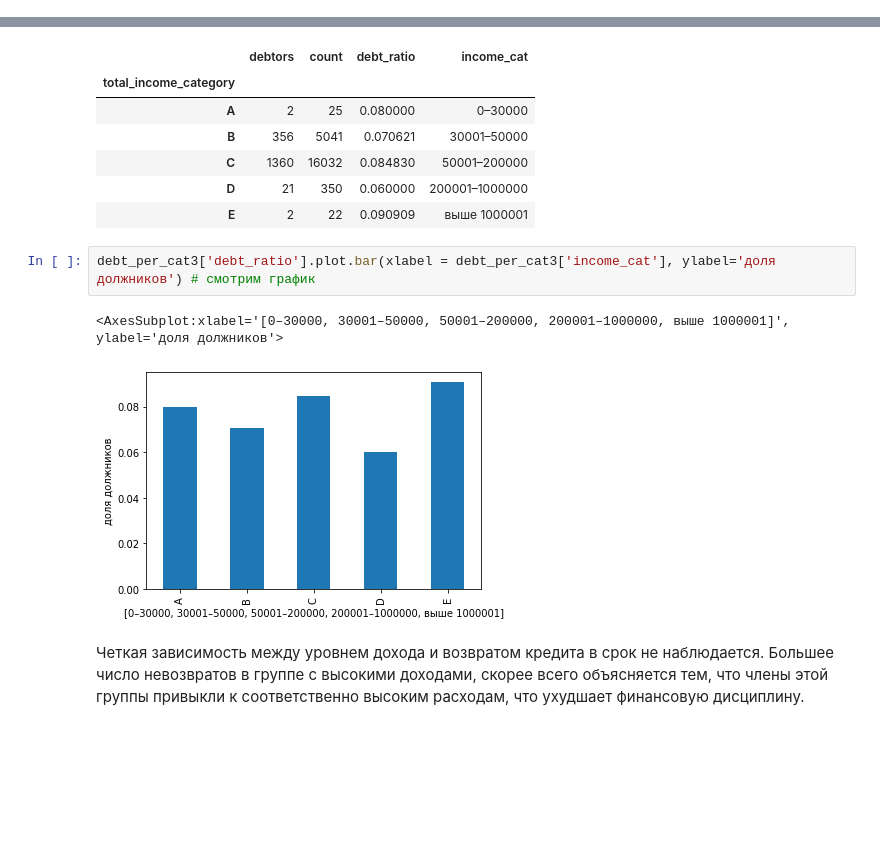
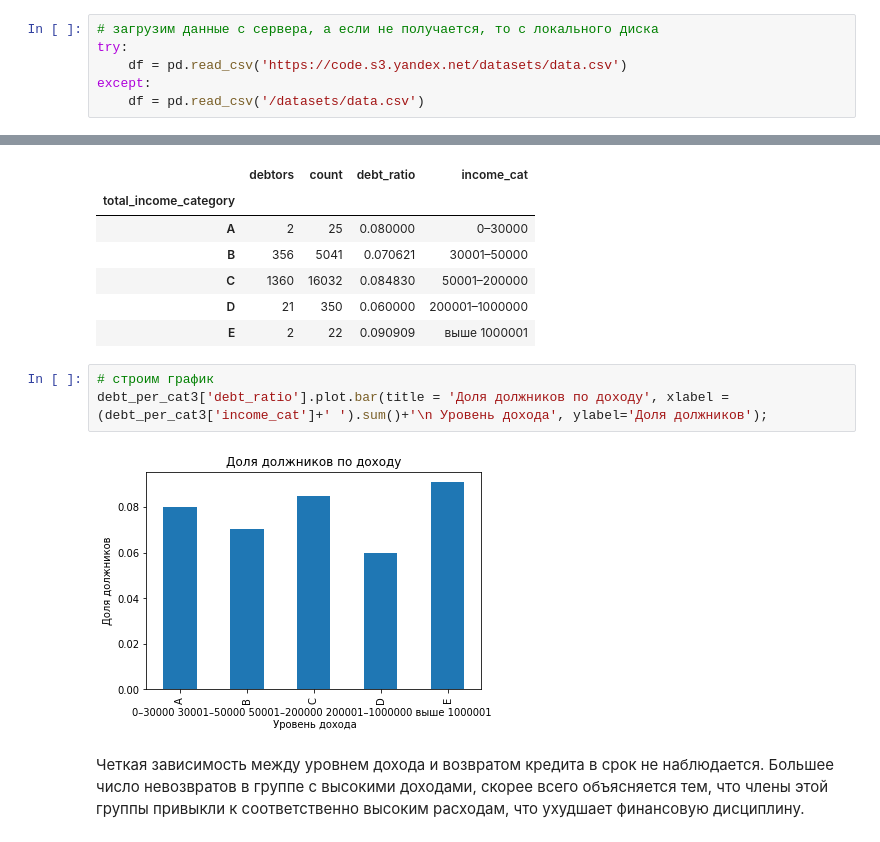
Before and after one commit to dmitrystogov/portfolio_1, a Jupyter notebook: 02_bank_defaults/02_bank_defaults.ipynb, the cells around one changed output, grey strips where cells are left out. Saved outputs shown, nothing was run; the diff lists cells and outputs as text; blank space fills up the shorter version.

```diff
--- a/02_bank_defaults/2. Bank Defaults.ipynb
+++ b/02_bank_defaults/02_bank_defaults.ipynb
@@ -15 +16,7 @@ import pandas as pd # импорт библиотеки pandas
+# %%
+# загрузим данные с сервера, а если не получается, то с локального диска
+try:
+    df = pd.read_csv('https://code.s3.yandex.net/datasets/data.csv')
+except:
+    df = pd.read_csv('/datasets/data.csv')
 # %%
@@ -724,10 +787,10 @@ debt_per_cat3
 | D | 21 | 350 | 0.060000 | 200001–1000000 |
 | E | 2 | 22 | 0.090909 | выше 1000001 |
 # %%
-debt_per_cat3['debt_ratio'].plot.bar(xlabel = debt_per_cat3['income_cat'], ylabel='доля должников') # смотрим график
+# строим график
+debt_per_cat3['debt_ratio'].plot.bar(title = 'Доля должников по доходу', xlabel = (debt_per_cat3['income_cat']+' ').sum()+'\n Уровень дохода', ylabel='Доля должников');
 # %% [output]
-<AxesSubplot:xlabel='[0–30000, 30001–50000, 50001–200000, 200001–1000000, выше 1000001]', ylabel='доля должников'>
-[figure, old version]
+[figure, new version]
 # %% [markdown]
 Четкая зависимость между уровнем дохода и возвратом кредита в срок не наблюдается. Большее число невозвратов в группе с высокими доходами, скорее всего объясняется тем, что члены этой группы привыкли к соответственно высоким расходам, что ухудшает финансовую дисциплину.
 # %% [markdown]
```
Also changed, not shown: parts of 63 cells of this notebook.
